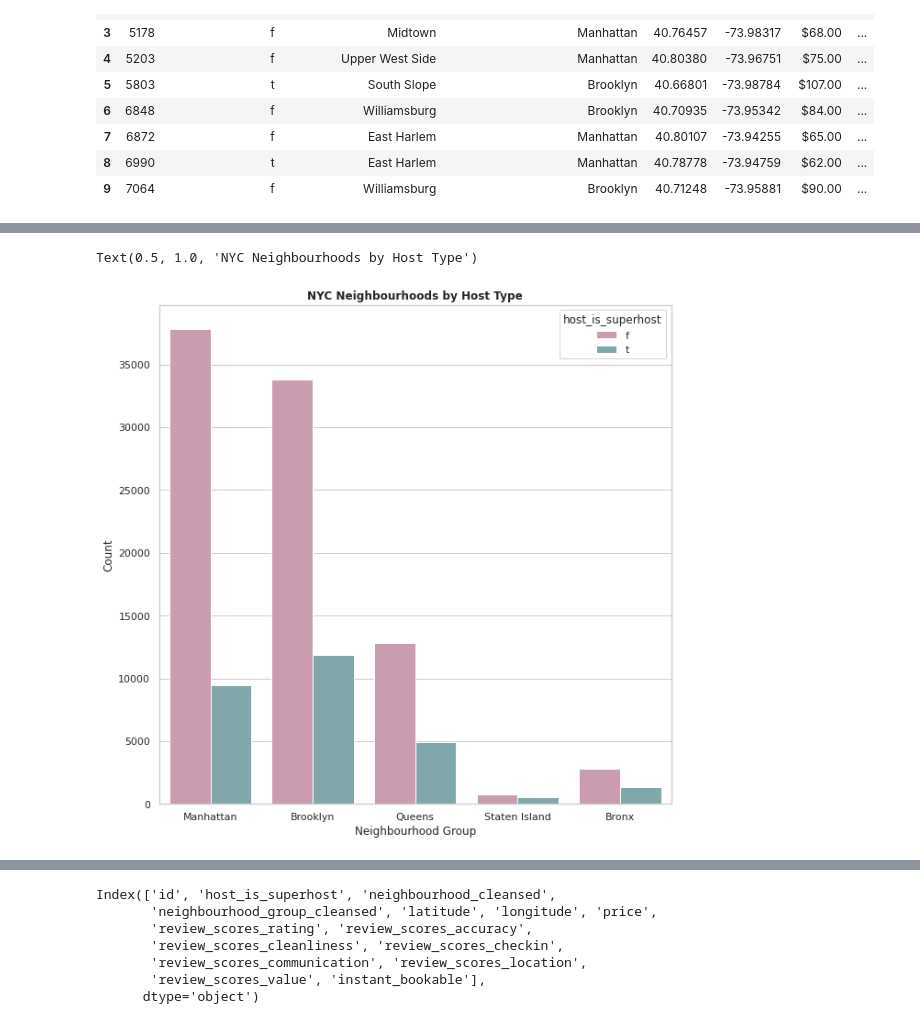
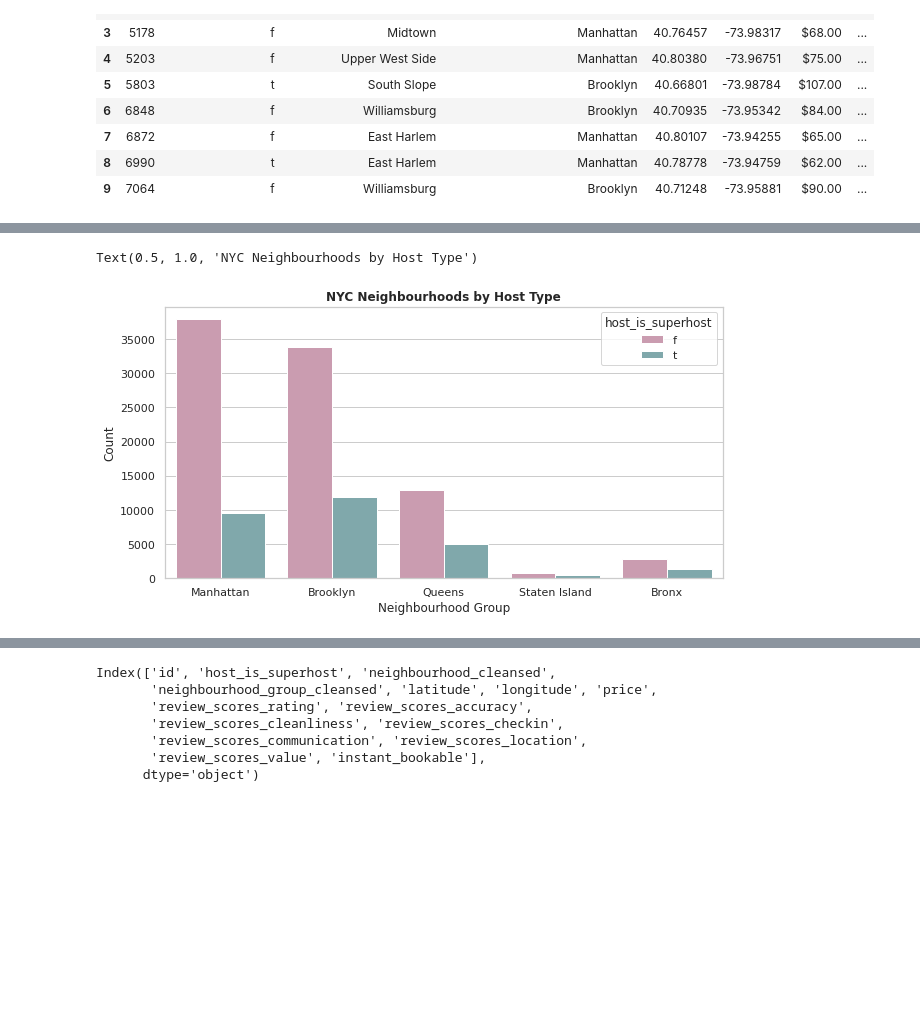
Before and after one commit to kamalova/Airbnb-Recommendation-Engine-NLP, a Jupyter notebook: dataload_EDA.ipynb, the cells around one changed output, grey strips where cells are left out. Drawn from its saved outputs; the diff is of its cells as text; code cells hidden in the pictures; blank space fills up the shorter version.

```diff
--- a/dataload_EDA.ipynb
+++ b/dataload_EDA.ipynb
@@ -130,11 +139,11 @@ ax.set_ylabel('Count');
 # %%
 ax = sns.countplot(df_listings['neighbourhood_group_cleansed'], hue=df_listings.host_is_superhost, palette=['#D294AF',"#79AEB2"])
 fig = plt.gcf()
-fig.set_size_inches(10,10)
+fig.set_size_inches(10,5)
 ax.set_xlabel('Neighbourhood Group')
 ax.set_ylabel('Count');
 plt.title('NYC Neighbourhoods by Host Type',fontweight="bold")
 # %% [output]
 Text(0.5, 1.0, 'NYC Neighbourhoods by Host Type')
-[figure, old version]
+[figure, new version]
 # %%
```
Also changed, not shown: parts of 6 cells of this notebook.
